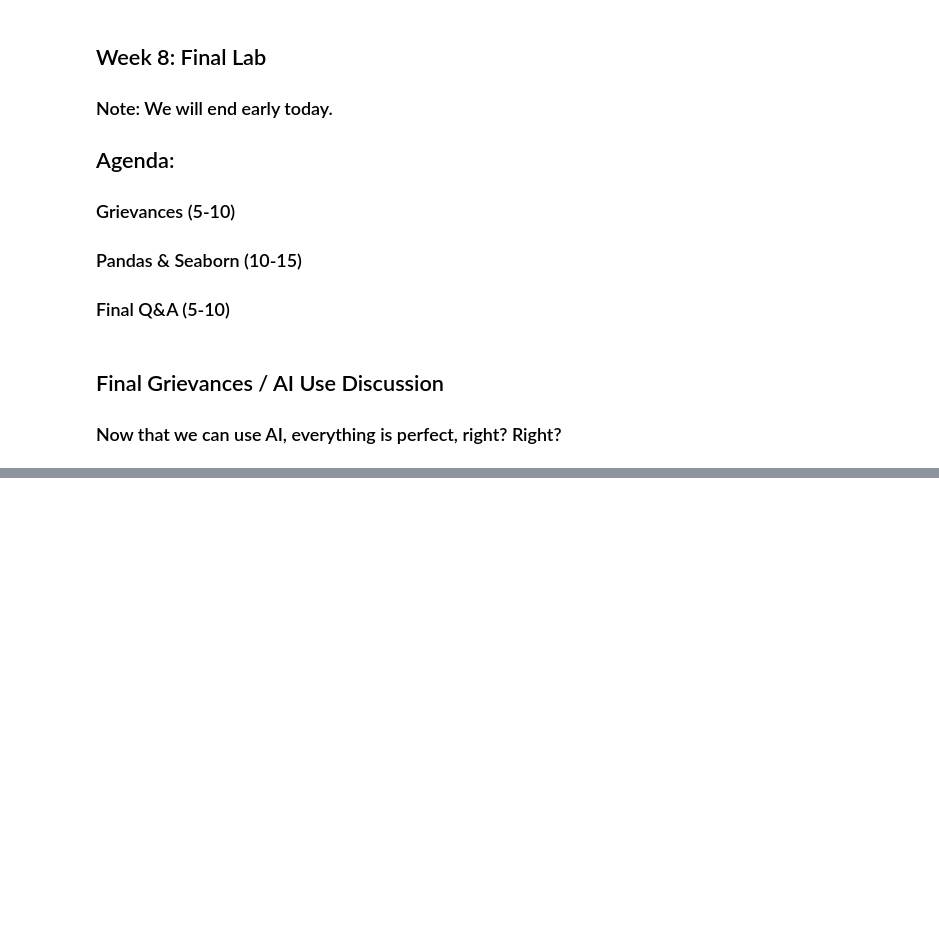
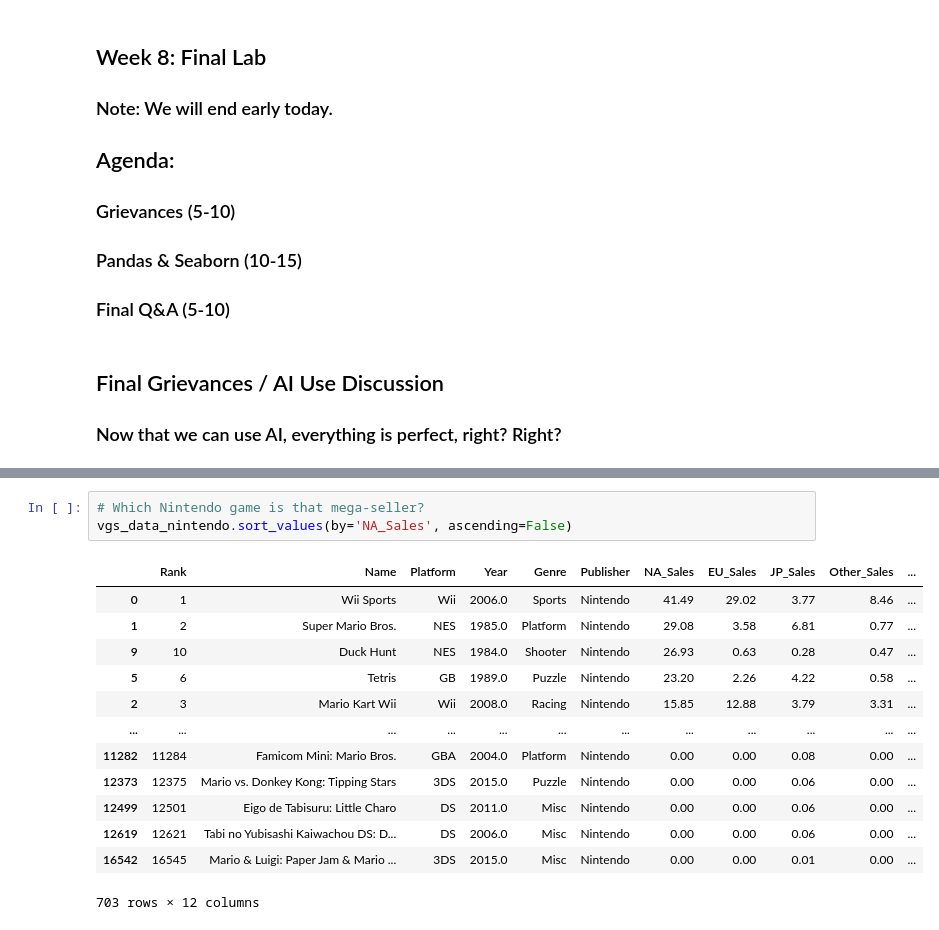
Before and after one commit to Computer-Programming-for-Lawyers/Spring-2025, a Jupyter notebook: lab/week-8/lab8.ipynb, the cells around one changed output, grey strips where cells are left out. Saved outputs shown, nothing was run; the diff lists cells and outputs as text; blank space fills up the shorter version.

```diff
--- a/lab/week-8/lab8.ipynb
+++ b/lab/week-8/lab8.ipynb
@@ -25,0 +92,17 @@ NameError: name '__file__' is not defined
+# %%
+# Which Nintendo game is that mega-seller?
+vgs_data_nintendo.sort_values(by='NA_Sales', ascending=False)
+# %% [output]
+|  | Rank | Name | Platform | Year | Genre | Publisher | NA_Sales | EU_Sales | JP_Sales | Other_Sales | ... |
+| 0 | 1 | Wii Sports | Wii | 2006.0 | Sports | Nintendo | 41.49 | 29.02 | 3.77 | 8.46 | ... |
+| 1 | 2 | Super Mario Bros. | NES | 1985.0 | Platform | Nintendo | 29.08 | 3.58 | 6.81 | 0.77 | ... |
+| 9 | 10 | Duck Hunt | NES | 1984.0 | Shooter | Nintendo | 26.93 | 0.63 | 0.28 | 0.47 | ... |
+| 5 | 6 | Tetris | GB | 1989.0 | Puzzle | Nintendo | 23.20 | 2.26 | 4.22 | 0.58 | ... |
+| 2 | 3 | Mario Kart Wii | Wii | 2008.0 | Racing | Nintendo | 15.85 | 12.88 | 3.79 | 3.31 | ... |
+| ... | ... | ... | ... | ... | ... | ... | ... | ... | ... | ... | ... |
+| 11282 | 11284 | Famicom Mini: Mario Bros. | GBA | 2004.0 | Platform | Nintendo | 0.00 | 0.00 | 0.08 | 0.00 | ... |
+| 12373 | 12375 | Mario vs. Donkey Kong: Tipping Stars | 3DS | 2015.0 | Puzzle | Nintendo | 0.00 | 0.00 | 0.06 | 0.00 | ... |
+| 12499 | 12501 | Eigo de Tabisuru: Little Charo | DS | 2011.0 | Misc | Nintendo | 0.00 | 0.00 | 0.06 | 0.00 | ... |
+| 12619 | 12621 | Tabi no Yubisashi Kaiwachou DS: D... | DS | 2006.0 | Misc | Nintendo | 0.00 | 0.00 | 0.06 | 0.00 | ... |
+| 16542 | 16545 | Mario & Luigi: Paper Jam & Mario ... | 3DS | 2015.0 | Misc | Nintendo | 0.00 | 0.00 | 0.01 | 0.00 | ... |
+703 rows × 12 columns
```
Also changed, not shown: parts of 6 cells of this notebook, 1 other file.
